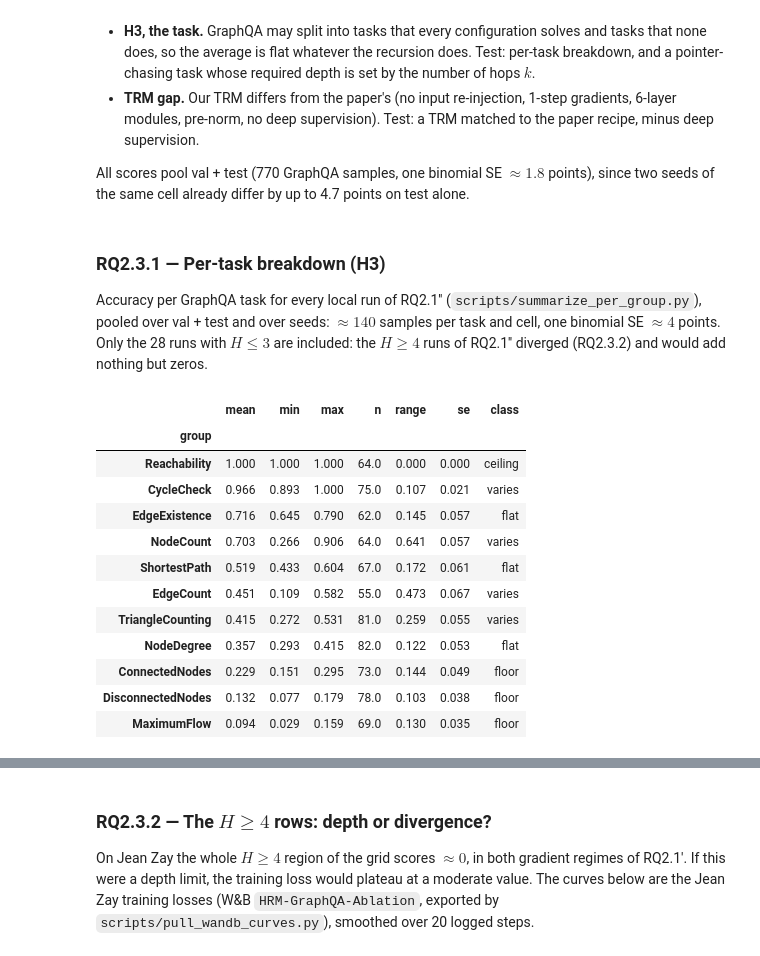
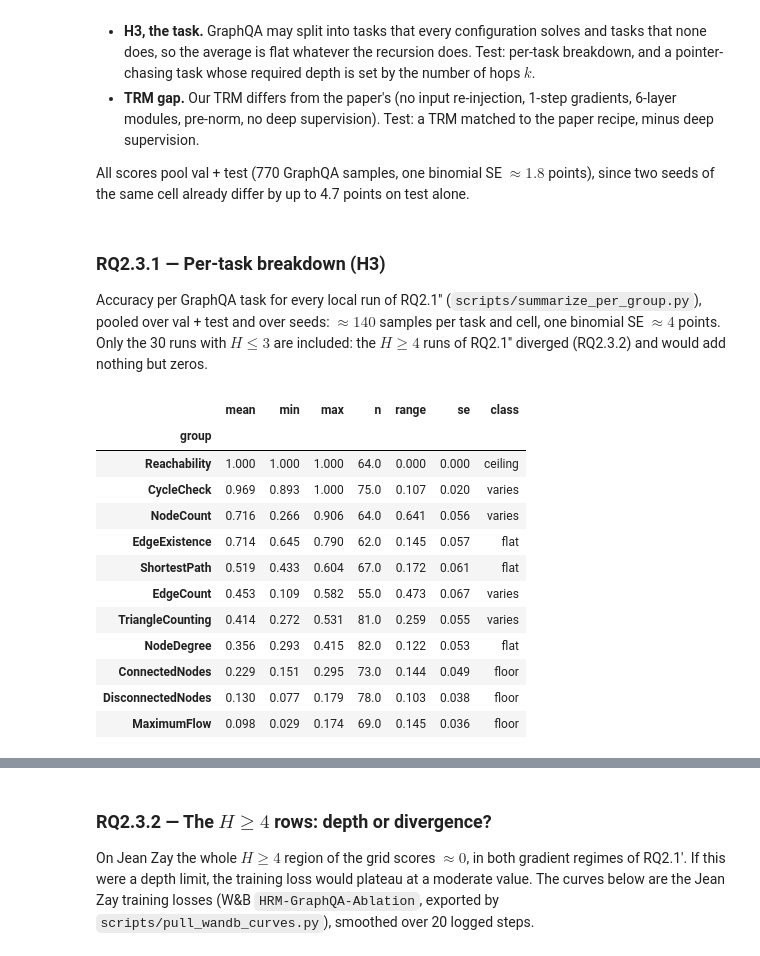
Before and after one commit to MariusAAROS/HRM-Text-for-Graphs, a Jupyter notebook: report/paper_results.ipynb, the cells around one changed output, grey strips where cells are left out. Cells and saved outputs as stored; diff of their text form; code cells hidden in the pictures.

```diff
--- a/report/paper_results.ipynb
+++ b/report/paper_results.ipynb
@@ -1851,40 +1850,41 @@ two seeds of the same cell already differ by up to 4.7 points on test alone.
 
 Accuracy per GraphQA task for every local run of RQ2.1'' (`scripts/summarize_per_group.py`),
 pooled over val + test and over seeds: $\approx 140$ samples per task and cell, one binomial
-SE $\approx 4$ points. Only the 28 runs with $H \leq 3$ are included: the $H \geq 4$ runs of RQ2.1''
+SE $\approx 4$ points. Only the 30 runs with $H \leq 3$ are included: the $H \geq 4$ runs of RQ2.1''
 diverged (RQ2.3.2) and would add nothing but zeros.
 # %%
 # Per-task accuracy of the local full-BP / truncated runs, one row per (run, split, task), written by
 # scripts/summarize_per_group.py. Pooled over splits and seeds before any ratio is taken.
-per_task = pd.read_csv(RESULTS_DIR / "graphqa-fullbp-local-per-group.csv")
+# H >= 4 runs diverged (RQ2.3.2) and are excluded.
+per_task = pd.read_csv(RESULTS_DIR / "graphqa-fullbp-local-per-group.csv").query("H <= 3")
 per_task["bp"] = per_task["regime"].map({"fullbp": FULL_BP, "trunc": TRUNC_BP})
 task_cells = per_task.groupby(["bp", "H", "L", "group"], as_index=False)[["correct", "n"]].sum()
 task_cells["accuracy"] = task_cells["correct"] / task_cells["n"]
 
 # Per task: spread across every (regime, H, L) cell against the sampling noise of one cell.
 task_spread = task_cells.groupby("group").agg(
     mean=("accuracy", "mean"), min=("accuracy", "min"), max=("accuracy", "max"), n=("n", "median"))
 task_spread["range"] = task_spread["max"] - task_spread["min"]
 task_spread["se"] = np.sqrt(task_spread["mean"] * (1 - task_spread["mean"]) / task_spread["n"])
 task_spread["class"] = np.select(
     [task_spread["min"] >= 0.9, task_spread["max"] <= 0.3, task_spread["range"] > 4 * task_spread["se"]],
     ["ceiling", "floor", "varies"], "flat")
 TASK_ORDER = task_spread.sort_values("mean", ascending=False).index.tolist()
 task_spread.loc[TASK_ORDER].round(3)
 # %% [output]
 |  | mean | min | max | n | range | se | class |
 | group |  |  |  |  |  |  |  |
 | Reachability | 1.000 | 1.000 | 1.000 | 64.0 | 0.000 | 0.000 | ceiling |
-| CycleCheck | 0.966 | 0.893 | 1.000 | 75.0 | 0.107 | 0.021 | varies |
-| EdgeExistence | 0.716 | 0.645 | 0.790 | 62.0 | 0.145 | 0.057 | flat |
-| NodeCount | 0.703 | 0.266 | 0.906 | 64.0 | 0.641 | 0.057 | varies |
+| CycleCheck | 0.969 | 0.893 | 1.000 | 75.0 | 0.107 | 0.020 | varies |
+| NodeCount | 0.716 | 0.266 | 0.906 | 64.0 | 0.641 | 0.056 | varies |
+| EdgeExistence | 0.714 | 0.645 | 0.790 | 62.0 | 0.145 | 0.057 | flat |
 | ShortestPath | 0.519 | 0.433 | 0.604 | 67.0 | 0.172 | 0.061 | flat |
-| EdgeCount | 0.451 | 0.109 | 0.582 | 55.0 | 0.473 | 0.067 | varies |
-| TriangleCounting | 0.415 | 0.272 | 0.531 | 81.0 | 0.259 | 0.055 | varies |
-| NodeDegree | 0.357 | 0.293 | 0.415 | 82.0 | 0.122 | 0.053 | flat |
+| EdgeCount | 0.453 | 0.109 | 0.582 | 55.0 | 0.473 | 0.067 | varies |
+| TriangleCounting | 0.414 | 0.272 | 0.531 | 81.0 | 0.259 | 0.055 | varies |
+| NodeDegree | 0.356 | 0.293 | 0.415 | 82.0 | 0.122 | 0.053 | flat |
 | ConnectedNodes | 0.229 | 0.151 | 0.295 | 73.0 | 0.144 | 0.049 | floor |
-| DisconnectedNodes | 0.132 | 0.077 | 0.179 | 78.0 | 0.103 | 0.038 | floor |
-| MaximumFlow | 0.094 | 0.029 | 0.159 | 69.0 | 0.130 | 0.035 | floor |
+| DisconnectedNodes | 0.130 | 0.077 | 0.179 | 78.0 | 0.103 | 0.038 | floor |
+| MaximumFlow | 0.098 | 0.029 | 0.174 | 69.0 | 0.145 | 0.036 | floor |
 # %%
 # Full-width figure: task x (H, L) heatmaps, truncated BPTT left, full backprop right, tasks sorted
 # by mean accuracy. Same colormap as the grid figures.
```
Also changed, not shown: parts of 14 cells of this notebook, 32 other files.
